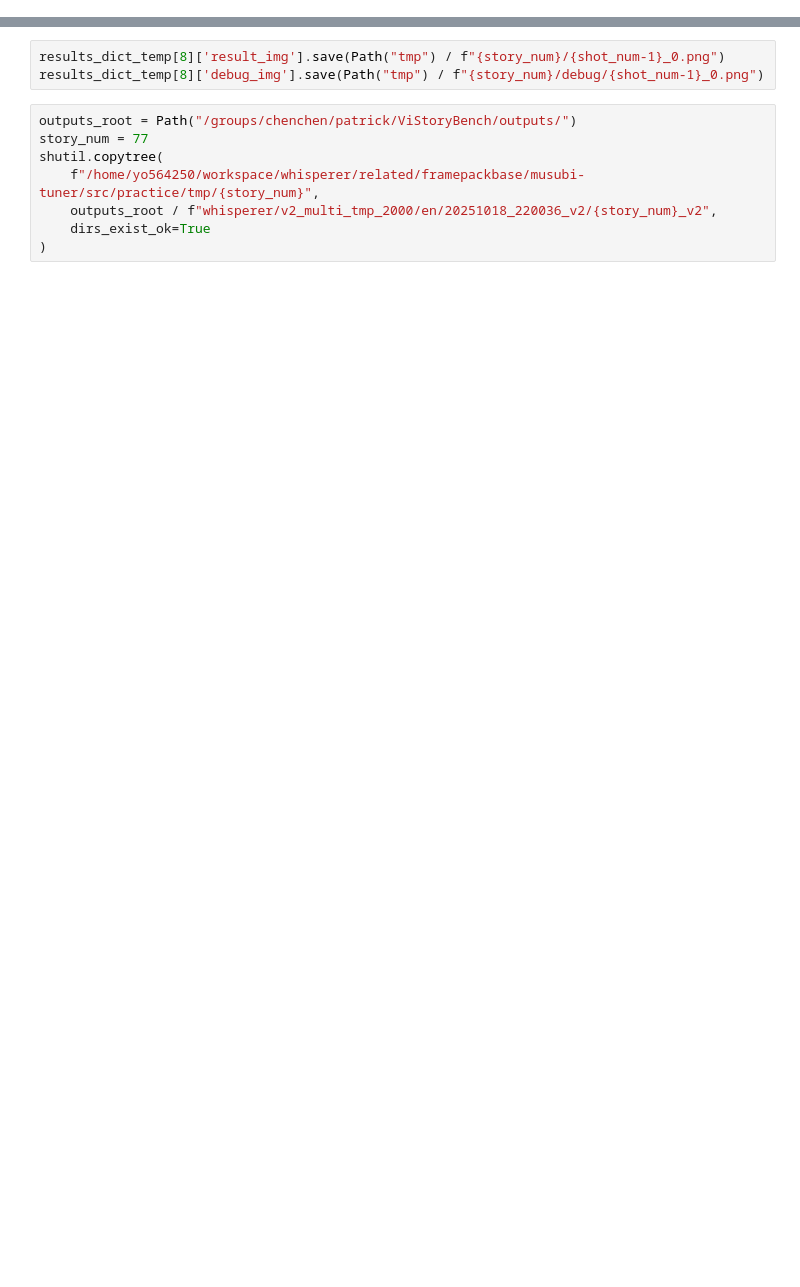
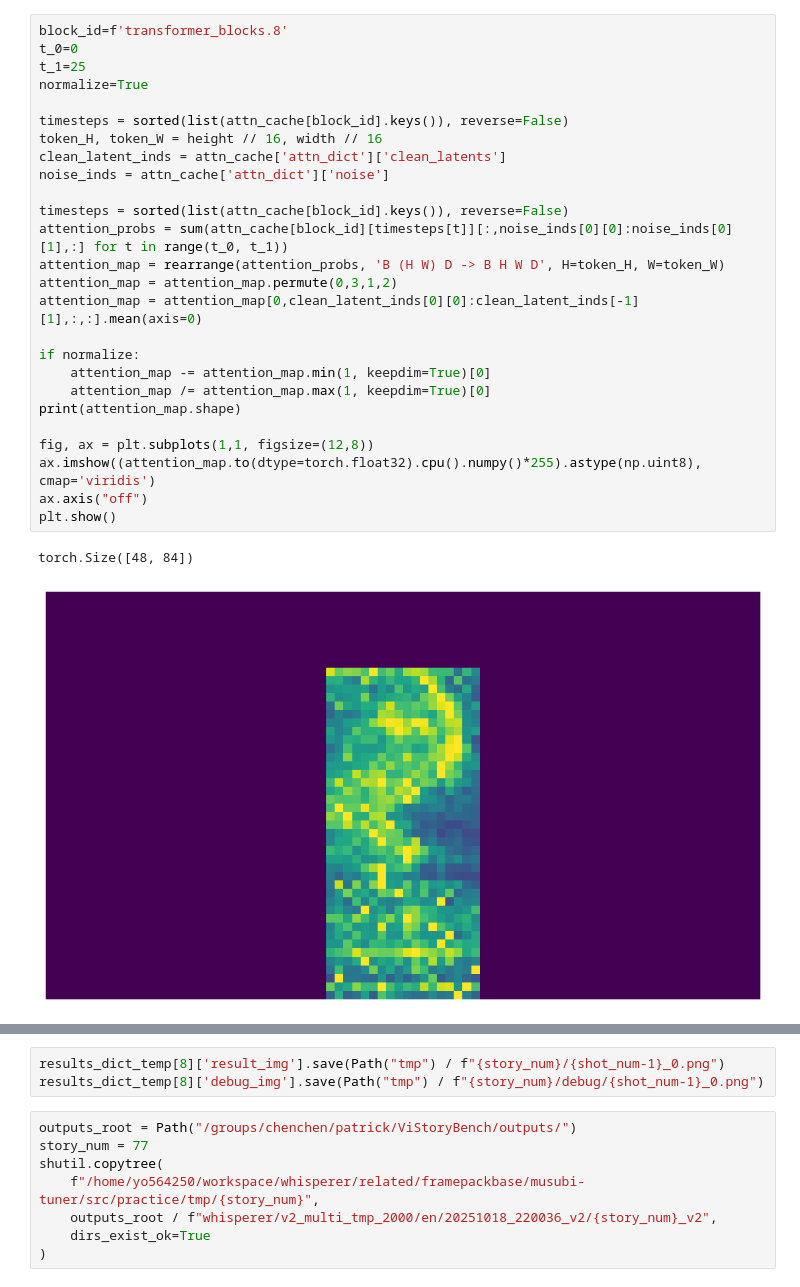
Before and after one commit to yj7082126/musubi-tuner, a Jupyter notebook: src/practice/test_seg_4_3.ipynb, the cells around one changed output, grey strips where cells are left out. Saved outputs shown, nothing was run; the diff lists cells and outputs as text; blank space fills up the shorter version.

```diff
--- a/src/practice/test_seg_4_3.ipynb
+++ b/src/practice/test_seg_4_3.ipynb
@@ -193,3 +178,32 @@ torch.Size([48, 84])
+# %%
+block_id=f'transformer_blocks.8'
+t_0=0
+t_1=25
+normalize=True
+
+timesteps = sorted(list(attn_cache[block_id].keys()), reverse=False)
+token_H, token_W = height // 16, width // 16
+clean_latent_inds = attn_cache['attn_dict']['clean_latents']
+noise_inds = attn_cache['attn_dict']['noise']
+
+timesteps = sorted(list(attn_cache[block_id].keys()), reverse=False)
+attention_probs = sum(attn_cache[block_id][timesteps[t]][:,noise_inds[0][0]:noise_inds[0][1],:] for t in range(t_0, t_1))
+attention_map = rearrange(attention_probs, 'B (H W) D -> B H W D', H=token_H, W=token_W)
+attention_map = attention_map.permute(0,3,1,2)
+attention_map = attention_map[0,clean_latent_inds[0][0]:clean_latent_inds[-1][1],:,:].mean(axis=0)
+
+if normalize:
+    attention_map -= attention_map.min(1, keepdim=True)[0]
+    attention_map /= attention_map.max(1, keepdim=True)[0]
+print(attention_map.shape)
+
+fig, ax = plt.subplots(1,1, figsize=(12,8))
+ax.imshow((attention_map.to(dtype=torch.float32).cpu().numpy()*255).astype(np.uint8), cmap='viridis')
+ax.axis("off")
+plt.show()
+# %% [output]
+torch.Size([48, 84])
+[figure, added]
 # %%
 results_dict_temp = {}
 for i in range(9):
```
Also changed, not shown: parts of 12 cells of this notebook, 5 other files.
